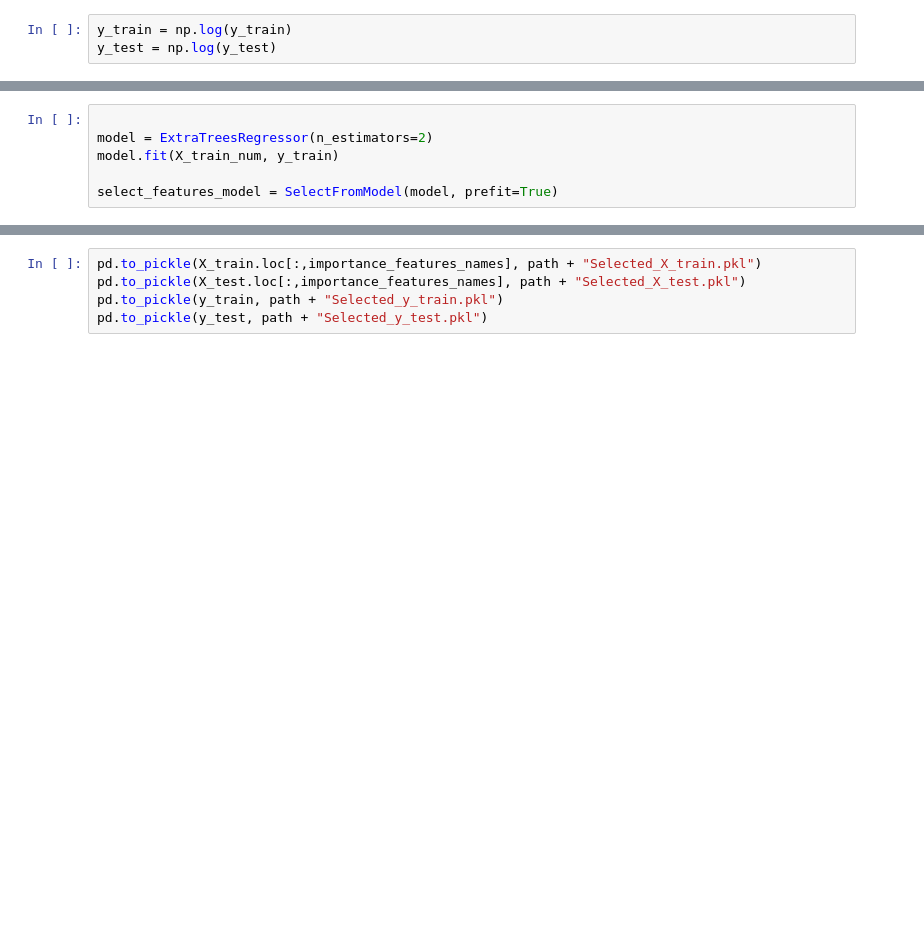
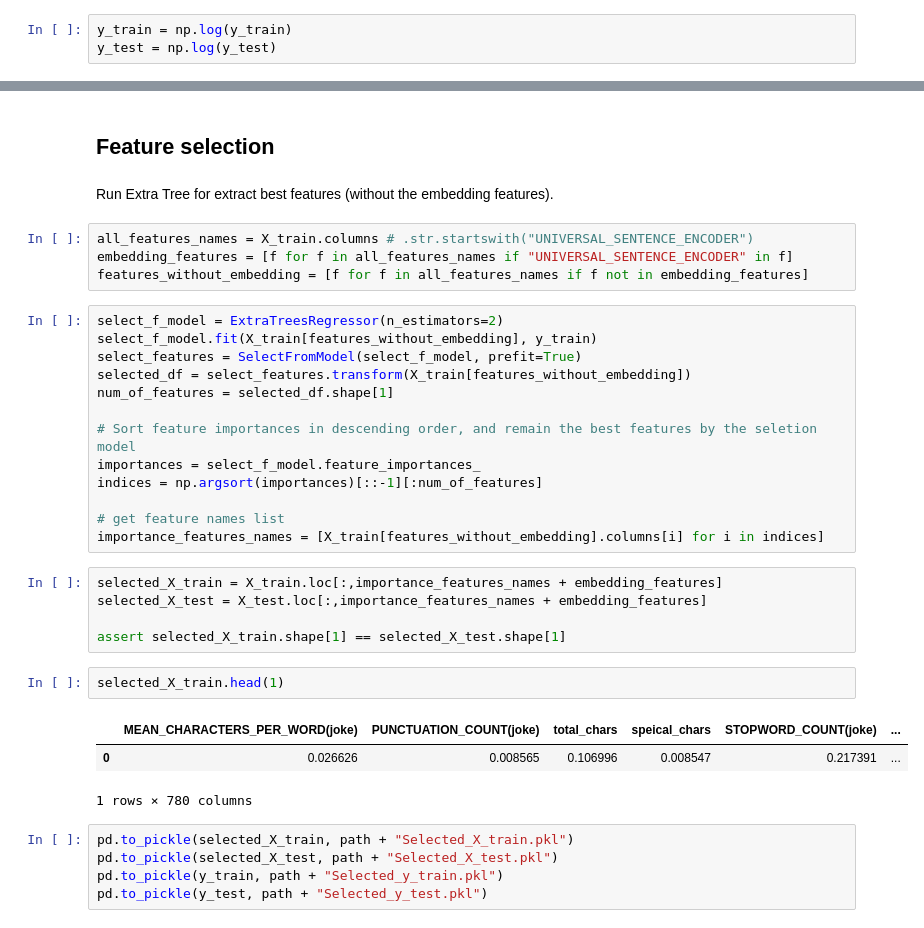
Before and after one commit to AxelStbl/jokes_score, a Jupyter notebook: Notebooks/Feature Preprocessing/Preprocessing.ipynb, the cells around one changed output, grey strips where cells are left out. Cells and saved outputs as stored; diff of their text form; blank space fills up the shorter version.

```diff
--- a/Notebooks/Feature Preprocessing/Preprocessing.ipynb
+++ b/Notebooks/Feature Preprocessing/Preprocessing.ipynb
@@ -225,6 +219,0 @@ X_test_num = X_test[pd.Index(set(numerical_columns))]
-# %%
-
-model = ExtraTreesRegressor(n_estimators=2)
-model.fit(X_train_num, y_train)
-
-select_features_model = SelectFromModel(model, prefit=True)
@@ -248,5 +227,37 @@ importance_features_names = [X_train_num.columns[i] for i in indices]
+# %% [markdown]
+## Feature selection
+# %% [markdown]
+Run Extra Tree for extract best features (without the embedding features).
+# %%
+all_features_names = X_train.columns # .str.startswith("UNIVERSAL_SENTENCE_ENCODER")
+embedding_features = [f for f in all_features_names if "UNIVERSAL_SENTENCE_ENCODER" in f]
+features_without_embedding = [f for f in all_features_names if f not in embedding_features]
+# %%
+select_f_model = ExtraTreesRegressor(n_estimators=2)
+select_f_model.fit(X_train[features_without_embedding], y_train)
+select_features = SelectFromModel(select_f_model, prefit=True)
+selected_df = select_features.transform(X_train[features_without_embedding])
+num_of_features = selected_df.shape[1]
+
+# Sort feature importances in descending order, and remain the best features by the seletion model
+importances = select_f_model.feature_importances_
+indices = np.argsort(importances)[::-1][:num_of_features]
+
+# get feature names list
+importance_features_names = [X_train[features_without_embedding].columns[i] for i in indices]
+# %%
+selected_X_train = X_train.loc[:,importance_features_names + embedding_features]
+selected_X_test = X_test.loc[:,importance_features_names + embedding_features]
+
+assert selected_X_train.shape[1] == selected_X_test.shape[1]
+# %%
+selected_X_train.head(1)
+# %% [output]
+|  | MEAN_CHARACTERS_PER_WORD(joke) | PUNCTUATION_COUNT(joke) | total_chars | speical_chars | STOPWORD_COUNT(joke) | ... |
+| 0 | 0.026626 | 0.008565 | 0.106996 | 0.008547 | 0.217391 | ... |
+1 rows × 780 columns
 # %%
-pd.to_pickle(X_train.loc[:,importance_features_names], path + "Selected_X_train.pkl")
-pd.to_pickle(X_test.loc[:,importance_features_names], path + "Selected_X_test.pkl")
+pd.to_pickle(selected_X_train, path + "Selected_X_train.pkl")
+pd.to_pickle(selected_X_test, path + "Selected_X_test.pkl")
 pd.to_pickle(y_train, path + "Selected_y_train.pkl")
 pd.to_pickle(y_test, path + "Selected_y_test.pkl")
```
Also changed, not shown: parts of 57 cells of this notebook.
